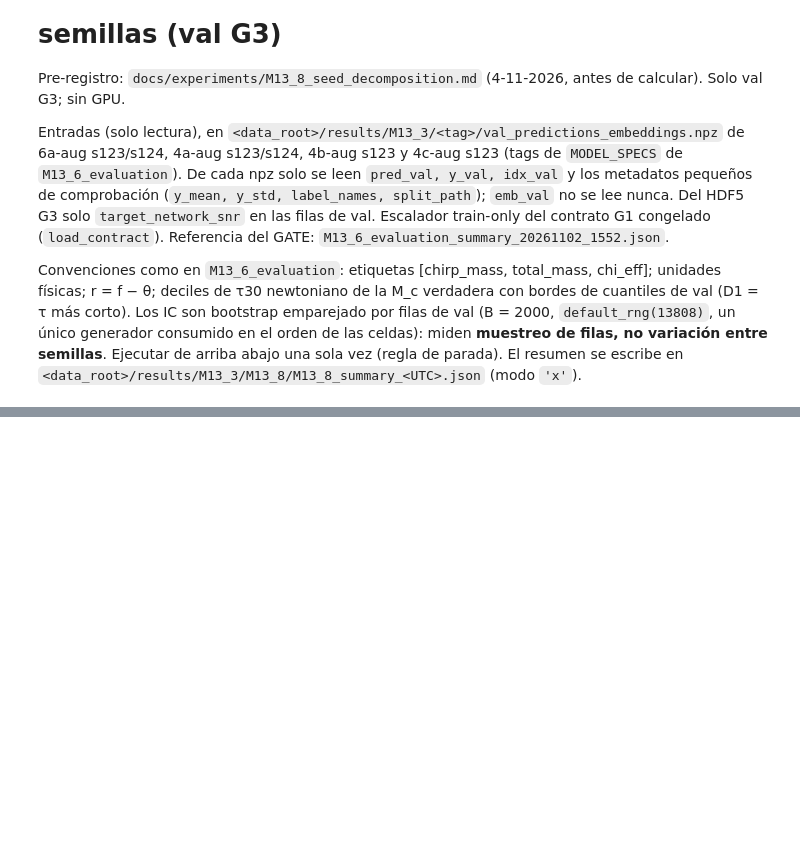
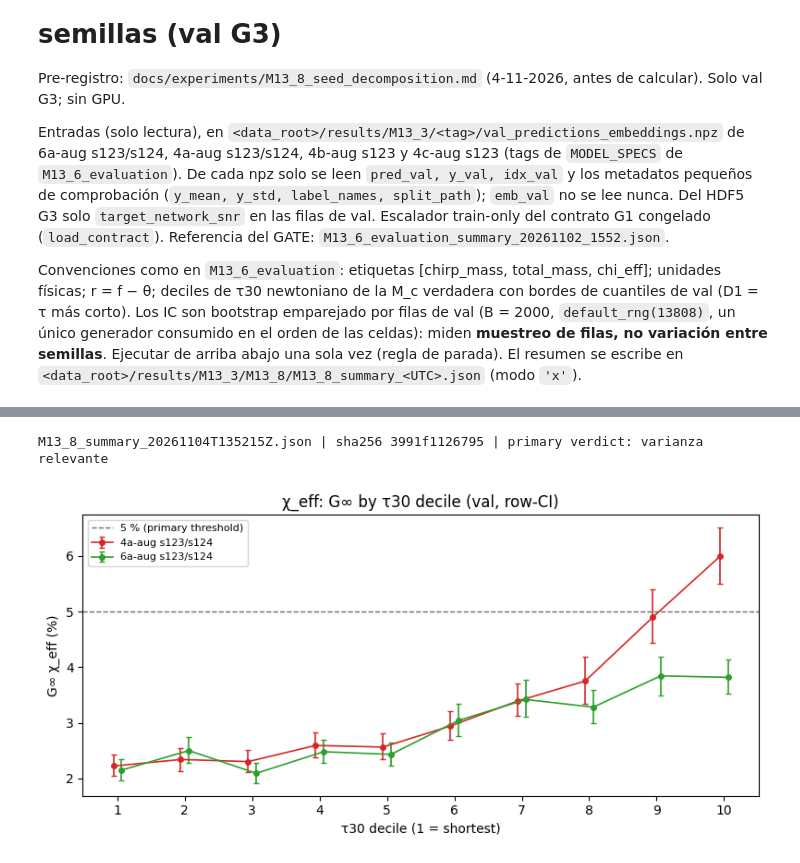
Before and after one commit to victorsh13/Gravitational-Waves-Lab, a Jupyter notebook: cbc_pe/notebooks/m13/M13_8_seed_decomposition.ipynb, the cells around one changed output, grey strips where cells are left out. Saved outputs shown, nothing was run; the diff lists cells and outputs as text; code cells hidden in the pictures; blank space fills up the shorter version.

```diff
--- a/cbc_pe/notebooks/m13/M13_8_seed_decomposition.ipynb
+++ b/cbc_pe/notebooks/m13/M13_8_seed_decomposition.ipynb
@@ -441,0 +500,44 @@ print('saved', SUMMARY_PATH)
+# %%
+# E0. Resumen pre-registrado ya guardado (requiere las celdas 1-3 de esta sesión; no reejecutar 4-13)
+import matplotlib.pyplot as plt
+from scripts.m13.m13_1_diagnostics import T_SUN
+
+SUMMARY_REF = OUT_DIR / 'M13_8_summary_20261104T135215Z.json'
+require(SUMMARY_REF.exists(), f'Missing {SUMMARY_REF}')
+S = json.loads(SUMMARY_REF.read_text())
+# The saved summary must describe the same npz files, rows and tau deciles as cells 1-3 of this session.
+require(all(S['models'][m]['sha256'] == sha[m] for m in MODELS), f'npz sha256 differ from {SUMMARY_REF.name}')
+require(S['settings']['n_val'] == N, f'n_val differs from {SUMMARY_REF.name}')
+require(np.allclose(S['settings']['tau_edges_s'], tau_edges, rtol=1e-12, atol=0), f'tau edges differ from {SUMMARY_REF.name}')
+S_PRIM, S_6A = pd.DataFrame(S['primary']), pd.DataFrame(S['s4_6a'])
+S_RMSE, S_S3 = pd.DataFrame(S['rmse_by_decile']), pd.DataFrame(S['s3'])
+
+E_SEED = 13809
+rng_e = np.random.default_rng(E_SEED)   # own generator of this section, consumed in order E1 -> E2
+J_CHI = LABELS.index('chi_eff')
+FIGS = {}
+
+
+def by_decile(t, q):
+    return t[t.quantity == q].set_index('group').loc[DEC]
+
+
+print(SUMMARY_REF.name, '| sha256', digest(SUMMARY_REF)[:12], '| primary verdict:', S['readings']['primary']['verdict'])
+# %% [output]
+M13_8_summary_20261104T135215Z.json | sha256 3991f1126795 | primary verdict: varianza relevante
+# %%
+# F1. G_inf (%) de chi_eff por decil de tau30: pares 4a-aug y 6a-aug (IC bootstrap del resumen)
+x = np.arange(1, 11)
+fig, ax = plt.subplots(figsize=(8, 4))
+for k, (name, t, c) in enumerate((('4a-aug s123/s124', S_PRIM, 'tab:red'), ('6a-aug s123/s124', S_6A, 'tab:green'))):
+    g = by_decile(t, 'Ginf')
+    v, lo, hi = (100.0 * g[col].to_numpy(dtype=float) for col in ('value', 'ci95_lo', 'ci95_hi'))
+    ax.errorbar(x + 0.12 * (k - 0.5), v, yerr=[v - lo, hi - v], fmt='o-', ms=4, lw=1.2, capsize=2, color=c, label=name)
+ax.axhline(100.0 * G_THRESHOLD, color='0.4', ls='--', lw=1, label=f'{100 * G_THRESHOLD:g} % (primary threshold)')
+ax.set(xlabel='τ30 decile (1 = shortest)', ylabel='G∞ χ_eff (%)', xticks=x, title='χ_eff: G∞ by τ30 decile (val, row-CI)')
+ax.legend(fontsize=8)
+fig.tight_layout()
+FIGS['F1_Ginf_by_decile'] = fig
+plt.show()
+# %% [output]
+[figure, added]
```
Also changed, not shown: parts of 9 cells of this notebook, 2 other files.
